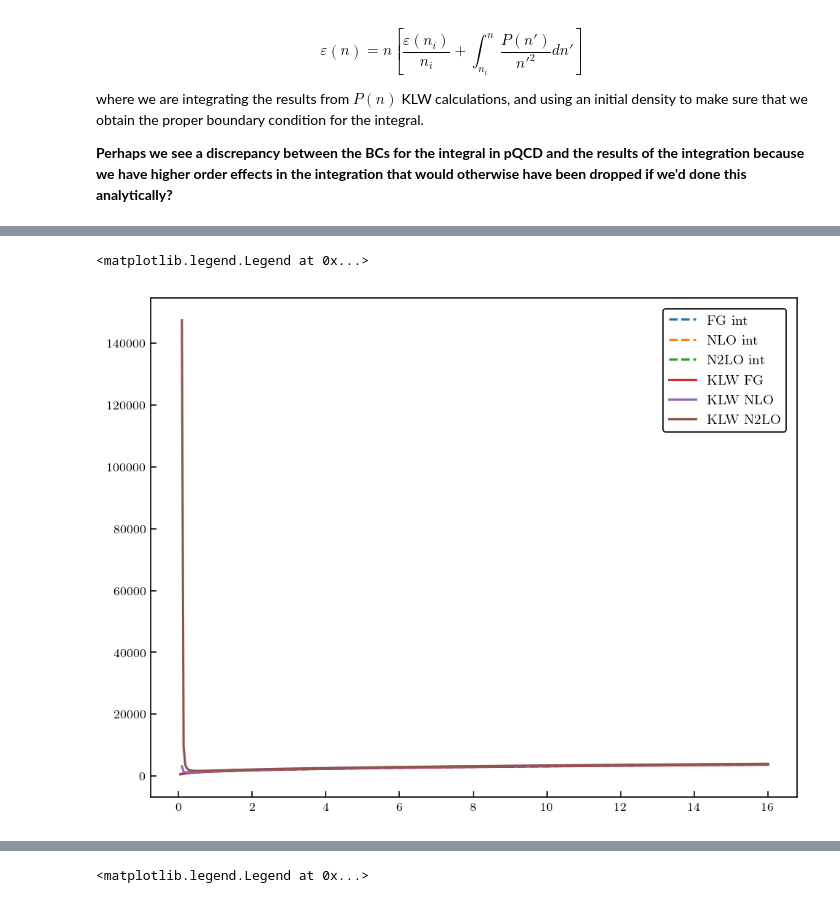
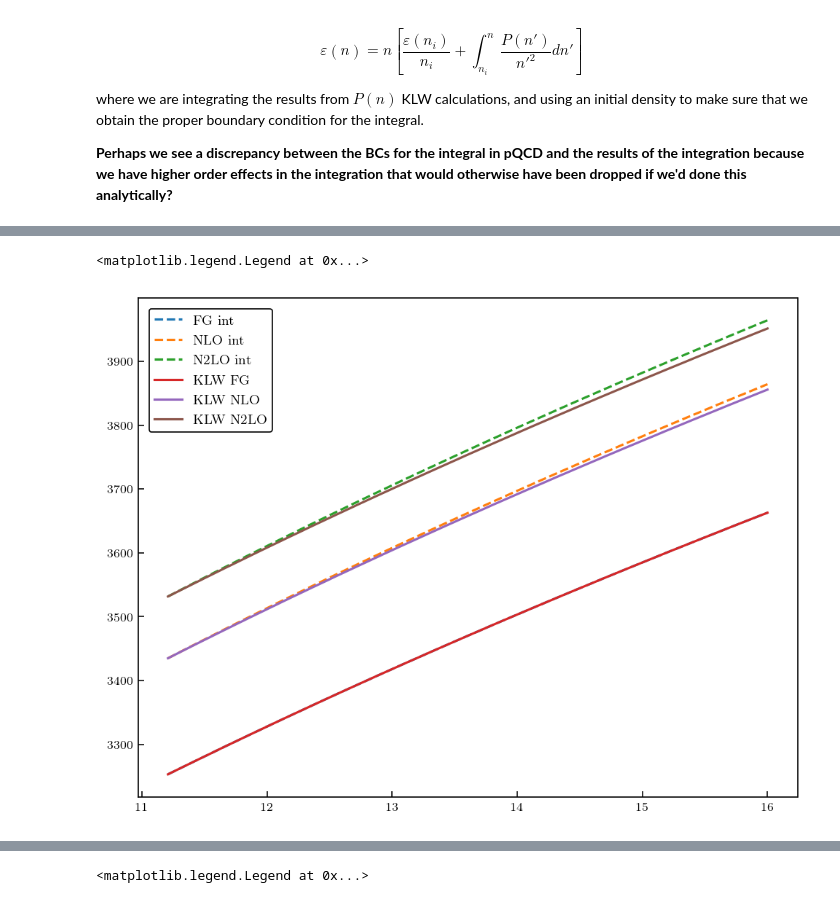
Before and after one commit to asemposki/neutron-rich-bmm, a Jupyter notebook: Gorda_pQCD_gsum.ipynb, the cells around one changed output, grey strips where cells are left out. Cells and saved outputs as stored; diff of their text form; code cells hidden in the pictures.

```diff
--- a/Gorda_pQCD_gsum.ipynb
+++ b/Gorda_pQCD_gsum.ipynb
@@ -170,7 +170,7 @@ Text(0.5, 0, '$x$')
 [figure]
 # %%
 # now fit and predict with the GP
-pred, std, underlying_std = trunc.gp_interpolation(center=0.0, sd=0.5)
+pred, std, underlying_std = trunc.gp_interpolation(center=0.0, sd=1.0)
 
 # print the shapes
 #pred = pred[:,None]
@@ -180,5 +180,5 @@ RBF(length_scale=15.8) + WhiteKernel(noise_level=0.000105)
 # %%
-fig, ax = plt.subplots(figsize=(3.2, 3.2))
+fig, ax = plt.subplots(figsize=(3.4, 3.4), dpi=150)
 print(pred.shape, trunc.coeffs.shape)
 for i, n in enumerate(orders):
     ax.plot(x, pred[:, i], c=colors[i], zorder=i-5, ls='--')
@@ -193,12 +193,13 @@ for i, n in enumerate(orders):
 
 print(trunc.gp_interp.kernel_)
 print(trunc.gp_interp.cov_factor_)
+print(np.sqrt(trunc.gp_interp.cov_factor_))
 
 # Format
-ax.axhline(2*underlying_std, 0, 1, c='gray', zorder=-10, lw=1)
-ax.axhline(-2*underlying_std, 0, 1, c='gray', zorder=-10, lw=1)
+ax.axhline(1.96*underlying_std, 0, 1, c='gray', zorder=-10, lw=1)
+ax.axhline(-1.96*underlying_std, 0, 1, c='gray', zorder=-10, lw=1)
 ax.axhline(0, 0, 1, c='k', zorder=-10, lw=1)
-ax.set_xlabel(r'$x$')
+ax.set_xlabel(r'$\mu_{q}$')
 ax.tick_params(which='minor', bottom=True, top=False)
 ax.legend(ncol=2, borderaxespad=0.5, borderpad=0.4)
 # %% [output]
@@ -347,7 +346,7 @@ n_q = n_q/conversion_fm3
 # %%
 # now we would like to get a mu array corresponding to the n we desire
 #n = np.linspace(11.2, 16.0, 300) # baryon number density from chiral EFT [fm^-3]
-n = np.linspace(1.0, 16.0, 350)
+n = np.linspace(0.05, 16.0, 600)
 dens = n
 
 # convert this quark number density first
@@ -691 +707,11 @@ plt.legend()
+# %%
+# calculate the speed of sound in the same manner as done for the mixed model to find any inconsistencies
+from utils import speed_of_sound
+import scipy.integrate as scint
+import scipy.interpolate as scinterp
+
+hbarc = 197.327 # MeV fm
+
+# cut the pressure linspace from 0.05,16.0 to 11.2,16.0 or so
+cs2_cut = np.where([i >= 11.2 for i in dens])[0][0]
 # %%
@@ -827,14 +869,14 @@ Backward difference:  nan
 # %%
 # plot the mu difference between KLW mu and the mu from the integration
 plt.plot(dens_cs2, mu_dict_FG['mean'], linestyle='dashed', label=r'FG int')
 plt.plot(dens_cs2, mu_dict_NLO['mean'], linestyle='dashed', label=r'NLO int')
 plt.plot(dens_cs2, mu_dict_N2LO['mean'], linestyle='dashed', label=r'N2LO int')
-plt.plot(dens, 3.*1000.*mu_FG, label=r'KLW FG')
-plt.plot(dens, 3.*1000.*(mu_FG + pqcd.mu_1(mu_FG)), label=r'KLW NLO')
-plt.plot(dens, 3.*1000.*mu_pert, label=r'KLW N2LO')
+plt.plot(dens[cs2_cut:], 3.*1000.*mu_FG[cs2_cut:], label=r'KLW FG')
+plt.plot(dens[cs2_cut:], 3.*1000.*(mu_FG[cs2_cut:] + pqcd.mu_1(mu_FG[cs2_cut:])), label=r'KLW NLO')
+plt.plot(dens[cs2_cut:], 3.*1000.*mu_pert[cs2_cut:], label=r'KLW N2LO')
 plt.legend()
 # %% [output]
 <matplotlib.legend.Legend at 0x...>
-[figure, old version]
+[figure, new version]
 # %%
 # try an interpolation of dP/dn and then plotting it for cs2
```
Also changed, not shown: parts of 27 cells of this notebook, 4 other files.
